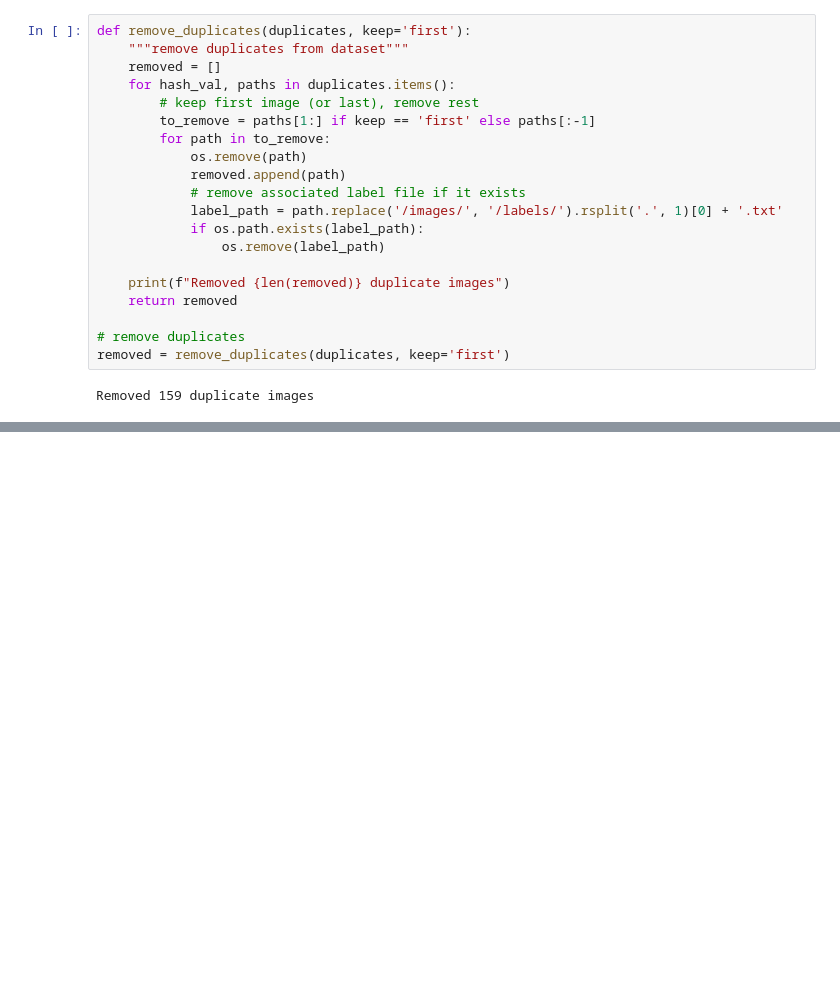
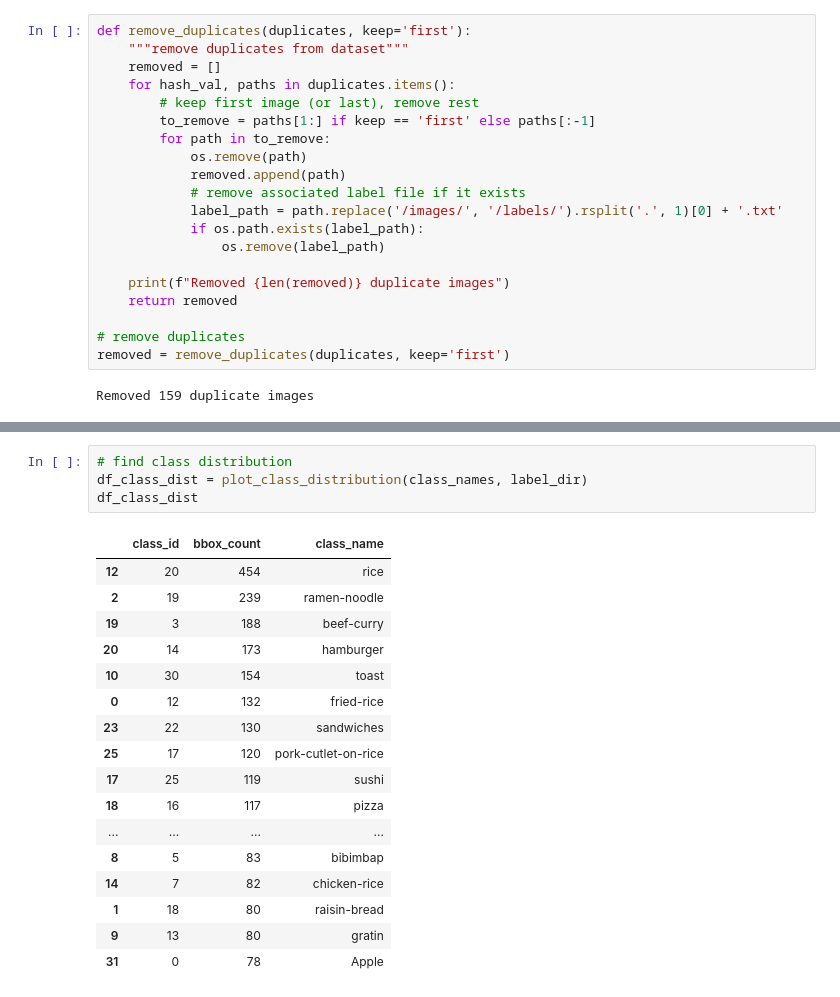
Before and after one commit to CareTech-at-UCI/vitamin-tracking, a Jupyter notebook: yusuf_dataset/preprocessing.ipynb, the cells around one changed output, grey strips where cells are left out. Cells and saved outputs as stored; diff of their text form; blank space fills up the shorter version.

```diff
--- a/yusuf_dataset/preprocessing.ipynb
+++ b/yusuf_dataset/preprocessing.ipynb
@@ -240,0 +245,22 @@ Total duplicate images: 0
+# %%
+# find class distribution
+df_class_dist = plot_class_distribution(class_names, label_dir)
+df_class_dist
+# %% [output]
+|  | class_id | bbox_count | class_name |
+| 12 | 20 | 454 | rice |
+| 2 | 19 | 239 | ramen-noodle |
+| 19 | 3 | 188 | beef-curry |
+| 20 | 14 | 173 | hamburger |
+| 10 | 30 | 154 | toast |
+| 0 | 12 | 132 | fried-rice |
+| 23 | 22 | 130 | sandwiches |
+| 25 | 17 | 120 | pork-cutlet-on-rice |
+| 17 | 25 | 119 | sushi |
+| 18 | 16 | 117 | pizza |
+| ... | ... | ... | ... |
+| 8 | 5 | 83 | bibimbap |
+| 14 | 7 | 82 | chicken-rice |
+| 1 | 18 | 80 | raisin-bread |
+| 9 | 13 | 80 | gratin |
+| 31 | 0 | 78 | Apple |
```
Also changed, not shown: parts of 8 cells of this notebook.
